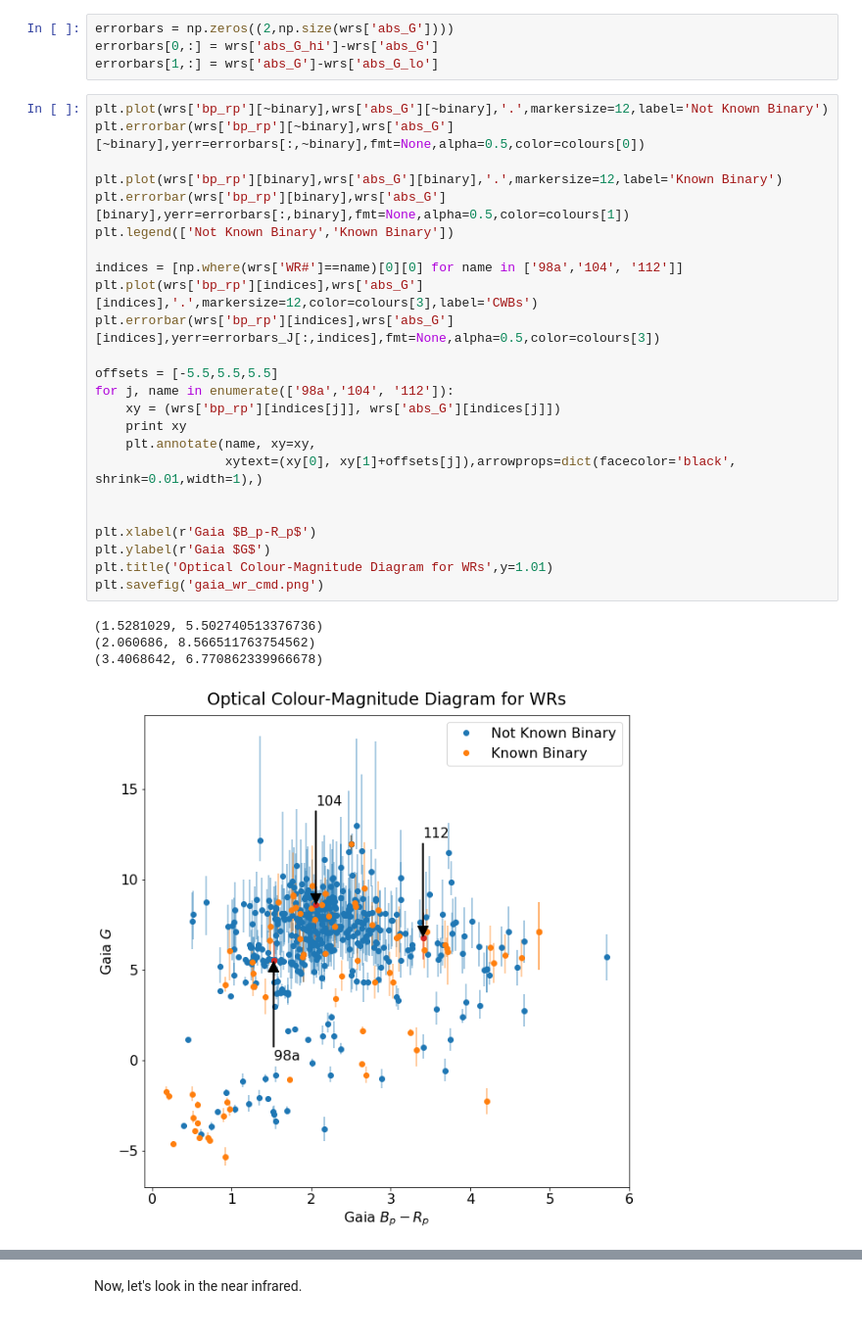
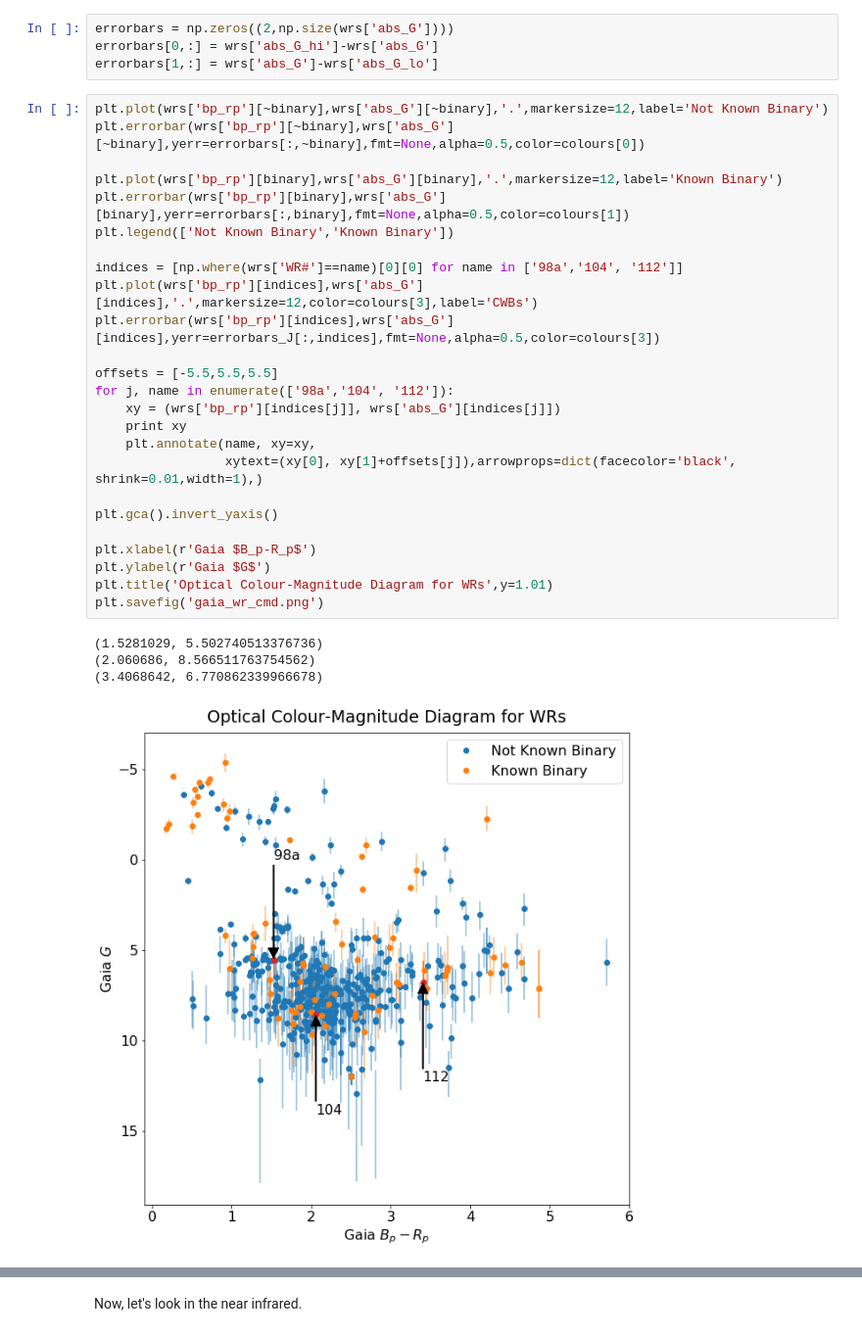
Before and after one commit to benjaminpope/delphi, a Jupyter notebook: notebooks/wolfrayets.ipynb, the cells around one changed output, grey strips where cells are left out. Shown: that part at 98% size. Drawn from its saved outputs; the diff is of its cells as text.

```diff
--- a/notebooks/wolfrayets.ipynb
+++ b/notebooks/wolfrayets.ipynb
@@ -64,29 +64,30 @@ errorbars[1,:] = wrs['abs_G']-wrs['abs_G_lo']
 # %%
 plt.plot(wrs['bp_rp'][~binary],wrs['abs_G'][~binary],'.',markersize=12,label='Not Known Binary')
 plt.errorbar(wrs['bp_rp'][~binary],wrs['abs_G'][~binary],yerr=errorbars[:,~binary],fmt=None,alpha=0.5,color=colours[0])
 
 plt.plot(wrs['bp_rp'][binary],wrs['abs_G'][binary],'.',markersize=12,label='Known Binary')
 plt.errorbar(wrs['bp_rp'][binary],wrs['abs_G'][binary],yerr=errorbars[:,binary],fmt=None,alpha=0.5,color=colours[1])
 plt.legend(['Not Known Binary','Known Binary'])
 
 indices = [np.where(wrs['WR#']==name)[0][0] for name in ['98a','104', '112']]
 plt.plot(wrs['bp_rp'][indices],wrs['abs_G'][indices],'.',markersize=12,color=colours[3],label='CWBs')
 plt.errorbar(wrs['bp_rp'][indices],wrs['abs_G'][indices],yerr=errorbars_J[:,indices],fmt=None,alpha=0.5,color=colours[3])
 
 offsets = [-5.5,5.5,5.5]
 for j, name in enumerate(['98a','104', '112']):
     xy = (wrs['bp_rp'][indices[j]], wrs['abs_G'][indices[j]])
     print xy
     plt.annotate(name, xy=xy,
                  xytext=(xy[0], xy[1]+offsets[j]),arrowprops=dict(facecolor='black', shrink=0.01,width=1),)
 
+plt.gca().invert_yaxis()
 
 plt.xlabel(r'Gaia $B_p-R_p$')
 plt.ylabel(r'Gaia $G$')
 plt.title('Optical Colour-Magnitude Diagram for WRs',y=1.01)
 plt.savefig('gaia_wr_cmd.png')
 # %% [output]
 (1.5281029, 5.502740513376736)
 (2.060686, 8.566511763754562)
 (3.4068642, 6.770862339966678)
-[figure, old version]
+[figure, new version]
```
Also changed, not shown: parts of 13 cells of this notebook.
